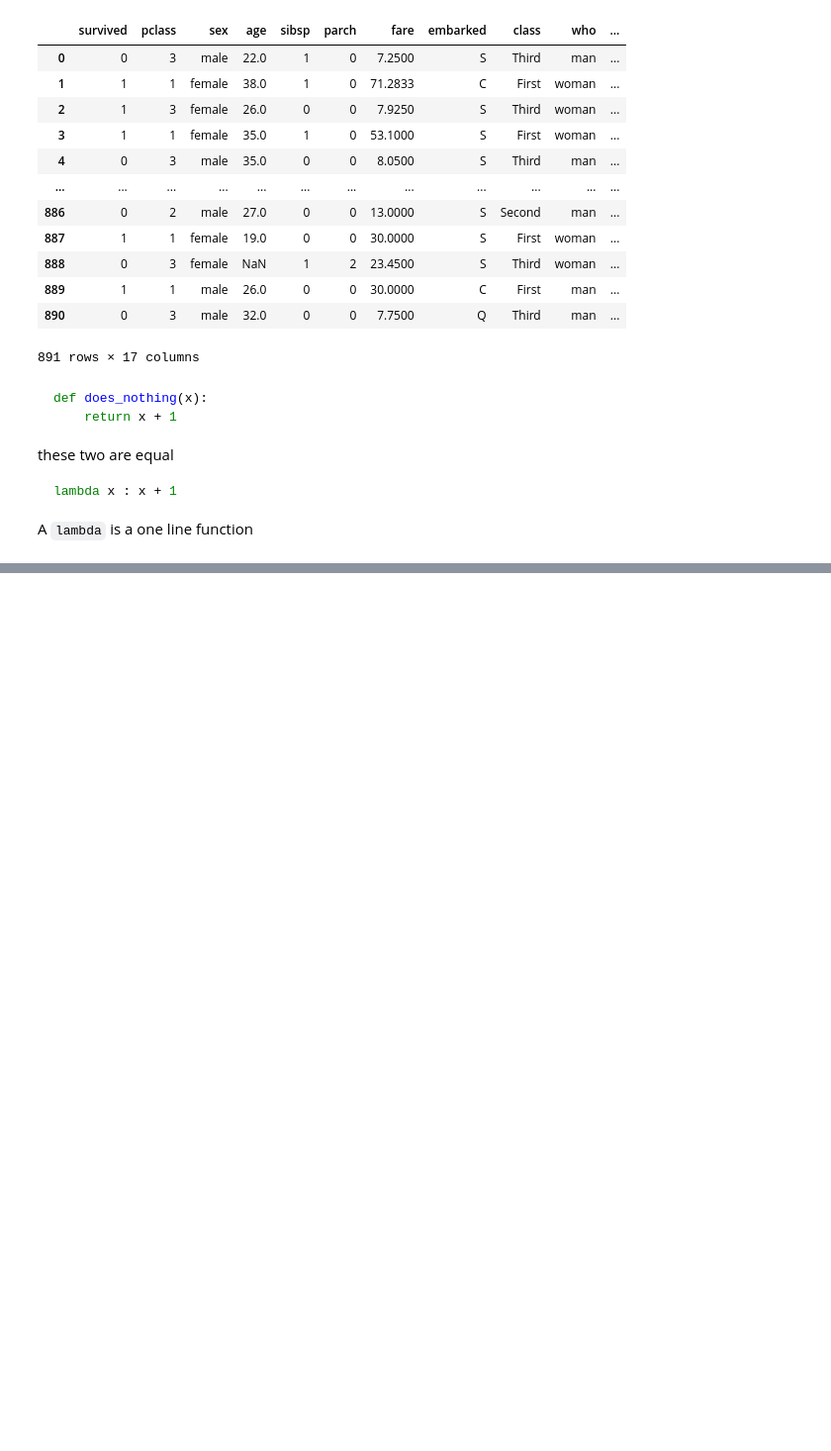
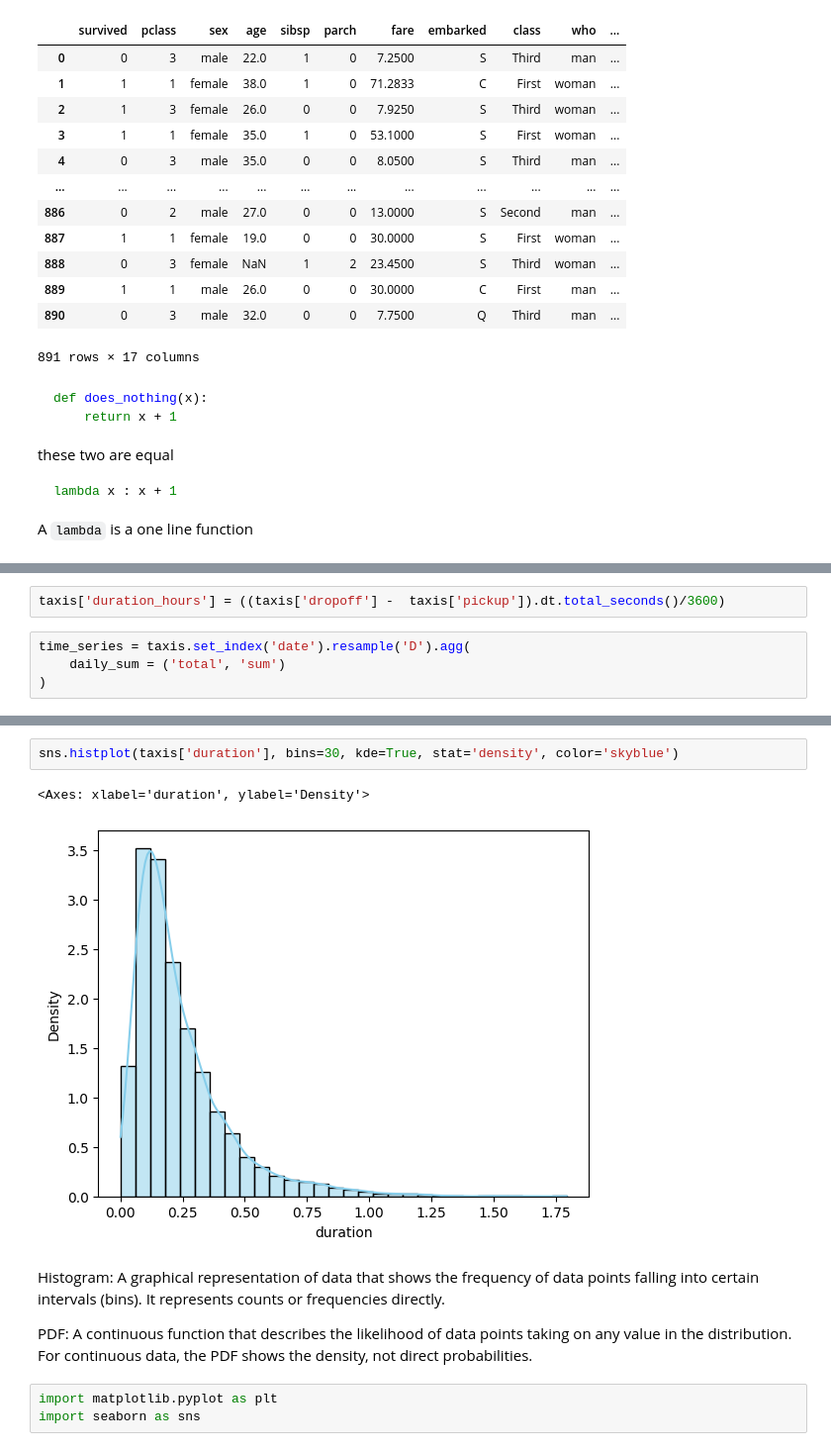
Before and after one commit to bipin-a/aidi-1100, a Jupyter notebook: lecture_material/Week6.ipynb, the cells around one changed output, grey strips where cells are left out. Shown at 99% size. Cells and saved outputs as stored; diff of their text form; blank space fills up the shorter version.

```diff
--- a/lecture_material/Week6.ipynb
+++ b/lecture_material/Week6.ipynb
@@ -2722,0 +3263,6 @@ A `lambda` is a one line function
+# %%
+taxis['duration_hours'] = ((taxis['dropoff'] -  taxis['pickup']).dt.total_seconds()/3600)
+# %%
+time_series = taxis.set_index('date').resample('D').agg(
+    daily_sum = ('total', 'sum')
+)
@@ -2722,0 +3305,12 @@ A `lambda` is a one line function
+# %%
+sns.histplot(taxis['duration'], bins=30, kde=True, stat='density', color='skyblue')
+# %% [output]
+<Axes: xlabel='duration', ylabel='Density'>
+[figure, added]
+# %% [markdown]
+Histogram: A graphical representation of data that shows the frequency of data points falling into certain intervals (bins). It represents counts or frequencies directly.
+
+PDF: A continuous function that describes the likelihood of data points taking on any value in the distribution. For continuous data, the PDF shows the density, not direct probabilities.
+# %%
+import matplotlib.pyplot as plt
+import seaborn as sns
```
Also changed, not shown: parts of 70 cells of this notebook.
